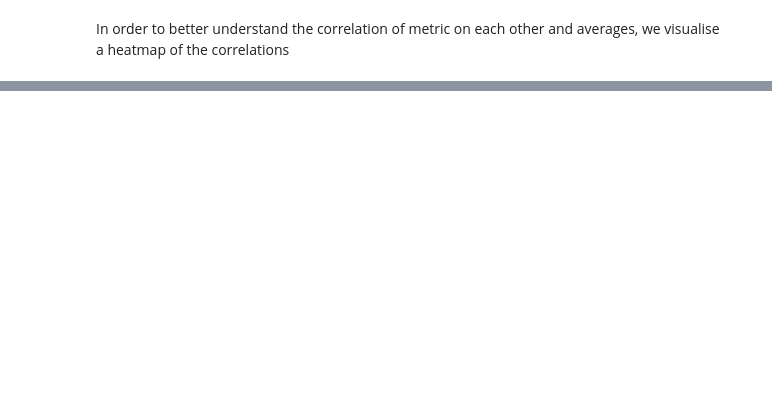
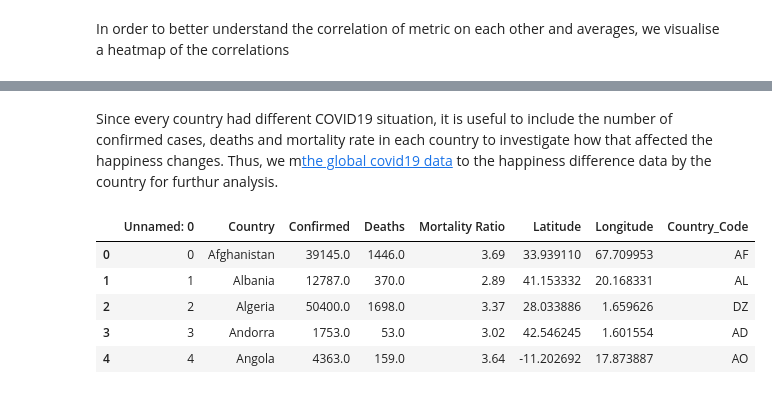
Before and after one commit to nemote95/Kaggle-playground, a Jupyter notebook: world happiness.ipynb, the cells around one changed output, grey strips where cells are left out. Drawn from its saved outputs; the diff is of its cells as text; code cells hidden in the pictures; blank space fills up the shorter version.

```diff
--- a/world happiness.ipynb
+++ b/world happiness.ipynb
@@ -189,0 +198,13 @@ plt.show()
+# %% [markdown]
+Since every country had different COVID19 situation, it is useful to include the number of confirmed cases, deaths and mortality rate in each country to investigate how that affected the happiness changes. Thus, we m[the global covid19 data](https://www.kaggle.com/paultimothymooney/coronavirus-covid19-mortality-rate-by-country?select=global_covid19_mortality_rates.csv) to the happiness difference data by the country for furthur analysis.
+# %%
+covid_cases_path = path + "//input//global_covid19_mortality_rates.csv"
+covid_cases = pd.read_csv(covid_cases_path)
+covid_cases.head()
+# %% [output]
+|  | Unnamed: 0 | Country | Confirmed | Deaths | Mortality Ratio | Latitude | Longitude | Country_Code |
+| 0 | 0 | Afghanistan | 39145.0 | 1446.0 | 3.69 | 33.939110 | 67.709953 | AF |
+| 1 | 1 | Albania | 12787.0 | 370.0 | 2.89 | 41.153332 | 20.168331 | AL |
+| 2 | 2 | Algeria | 50400.0 | 1698.0 | 3.37 | 28.033886 | 1.659626 | DZ |
+| 3 | 3 | Andorra | 1753.0 | 53.0 | 3.02 | 42.546245 | 1.601554 | AD |
+| 4 | 4 | Angola | 4363.0 | 159.0 | 3.64 | -11.202692 | 17.873887 | AO |
```
Also changed, not shown: parts of 9 cells of this notebook, 2 other files.
